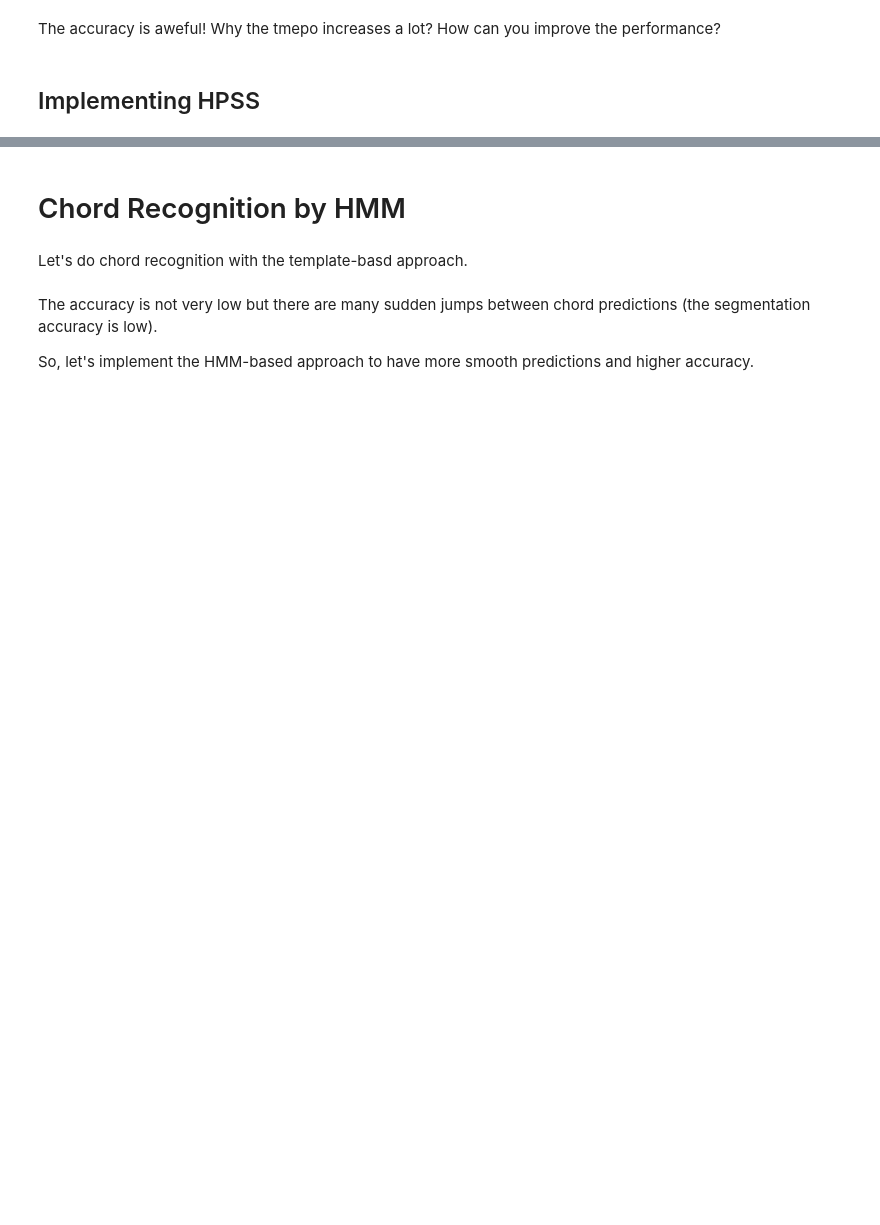
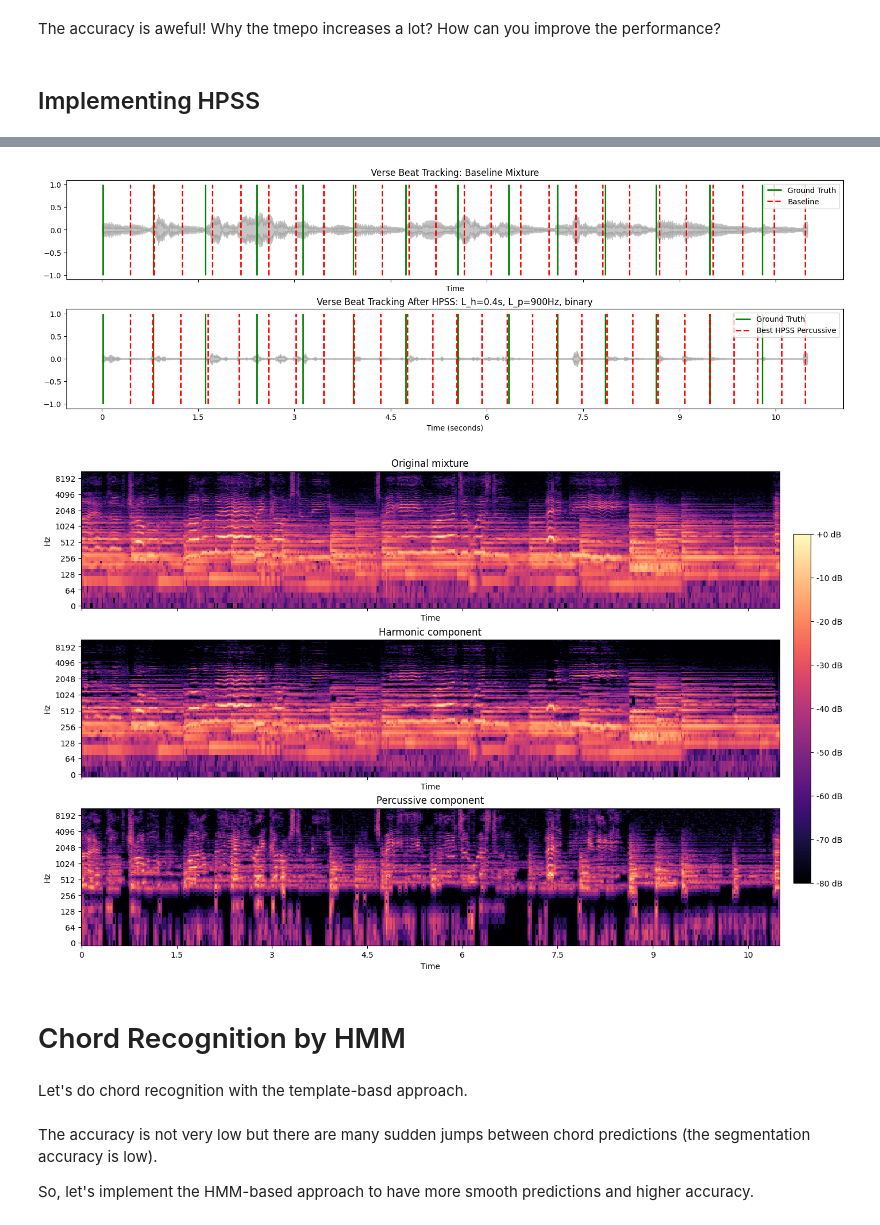
Before and after one commit to minigb/gct731-2026-minhee, a Jupyter notebook: hw2/GCT731_HW2.ipynb, the cells around one changed output, grey strips where cells are left out. Drawn from its saved outputs; the diff is of its cells as text; code cells hidden in the pictures; blank space fills up the shorter version.

```diff
--- a/hw2/GCT731_HW2.ipynb
+++ b/hw2/GCT731_HW2.ipynb
@@ -269,8 +269,8 @@ def hpss(x, sr, n_fft, hop_length, L_h, L_p, L_unit='physical', mask='binary', e
     X_p = X * M_p
 
     # istft
-    x_h = librosa.istft(X_h, hop_length=hop_length, win_length=N, window='hann', center=True, length=x.size)
-    x_p = librosa.istft(X_p, hop_length=hop_length, win_length=N, window='hann', center=True, length=x.size)
+    x_h = librosa.istft(X_h, hop_length=hop_length, win_length=n_fft, window='hann', center=True, length=x.size)
+    x_p = librosa.istft(X_p, hop_length=hop_length, win_length=n_fft, window='hann', center=True, length=x.size)
 
     if detail:
         return x_h, x_p, dict(Y_h=Y_h, Y_p=Y_p, M_h=M_h, M_p=M_p, X_h=X_h, X_p=X_p)
@@ -279,3 +430,63 @@ def hpss(x, sr, n_fft, hop_length, L_h, L_p, L_unit='physical', mask='binary', e
+# %%
+# Visualize baseline vs. best HPSS beat tracking and the separated spectrograms
+best_label = best['setting']
+y_h_best, y_p_best = separated_audio[best_label]
+
+fig, ax = plt.subplots(2, 1, figsize=(15, 5), sharex=True, constrained_layout=True)
+
+librosa.display.waveshow(y_verse, sr=sr, alpha=0.45, color='gray', ax=ax[0])
+ax[0].vlines(gt_beats_verse, -1, 1, color='g', linewidth=2, label='Ground Truth')
+ax[0].vlines(baseline_result['beat_times'], -1, 1, color='r', linestyle='--', linewidth=2, label='Baseline')
+ax[0].set_title('Verse Beat Tracking: Baseline Mixture')
+ax[0].legend(loc='upper right')
+
+librosa.display.waveshow(y_p_best, sr=sr, alpha=0.45, color='gray', ax=ax[1])
+ax[1].vlines(gt_beats_verse, -1, 1, color='g', linewidth=2, label='Ground Truth')
+ax[1].vlines(best_result['beat_times'], -1, 1, color='r', linestyle='--', linewidth=2, label='Best HPSS Percussive')
+ax[1].set_title(f"Verse Beat Tracking After HPSS: {best_label}")
+ax[1].set_xlabel('Time (seconds)')
+ax[1].legend(loc='upper right')
+plt.show()
+
+signals = [
+    ('Original mixture', y_verse),
+    ('Harmonic component', y_h_best),
+    ('Percussive component', y_p_best),
+]
+
+fig, ax = plt.subplots(3, 1, figsize=(14, 9), sharex=True, constrained_layout=True)
+for axis, (title, audio) in zip(ax, signals):
+    S_db = librosa.amplitude_to_db(
+        np.abs(librosa.stft(audio, n_fft=n_fft, hop_length=hop_length)),
+        ref=np.max,
+    )
+    img = librosa.display.specshow(
+        S_db,
+        sr=sr,
+        hop_length=hop_length,
+        x_axis='time',
+        y_axis='log',
+        ax=axis,
+        cmap='magma',
+    )
+    axis.set_title(title)
+fig.colorbar(img, ax=ax, format='%+2.0f dB', fraction=0.025, pad=0.02)
+plt.show()
+
+# sonify the estimated beat
+gt_beat_label_slice = gt_beat_label[(gt_beat_label >= 0) & (gt_beat_label <= 30)]
+y_beats = librosa.clicks(times=gt_beat_label_slice, sr=sr, click_freq=1000, length=len(y_slice))
+
+# # Optional listening checks
+# print('Original mixture')
+# ipd.display(ipd.Audio(y_verse + y_beats, rate=sr))
+# print('Best harmonic component')
+# ipd.display(ipd.Audio(y_h_best + y_beats, rate=sr))
+# print('Best percussive component used for beat tracking')
+# ipd.display(ipd.Audio(y_p_best + y_beats, rate=sr))
+# %% [output]
+[figure, added]
+[figure, added]
 # %% [markdown]
 # Chord Recognition by HMM
 # %% [markdown]
```
Also changed, not shown: parts of 1 cell of this notebook.
